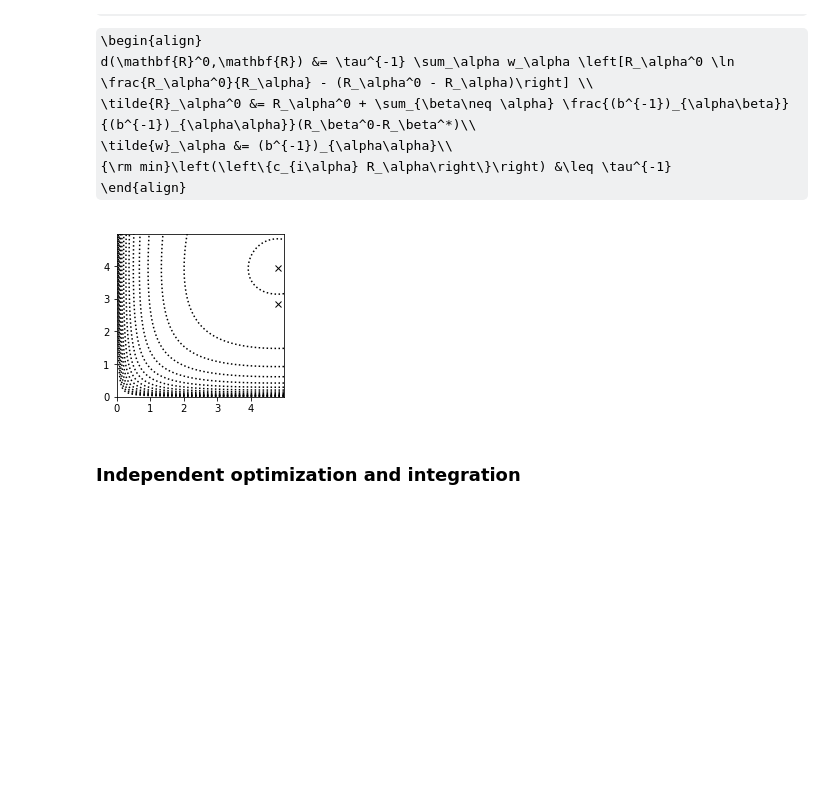
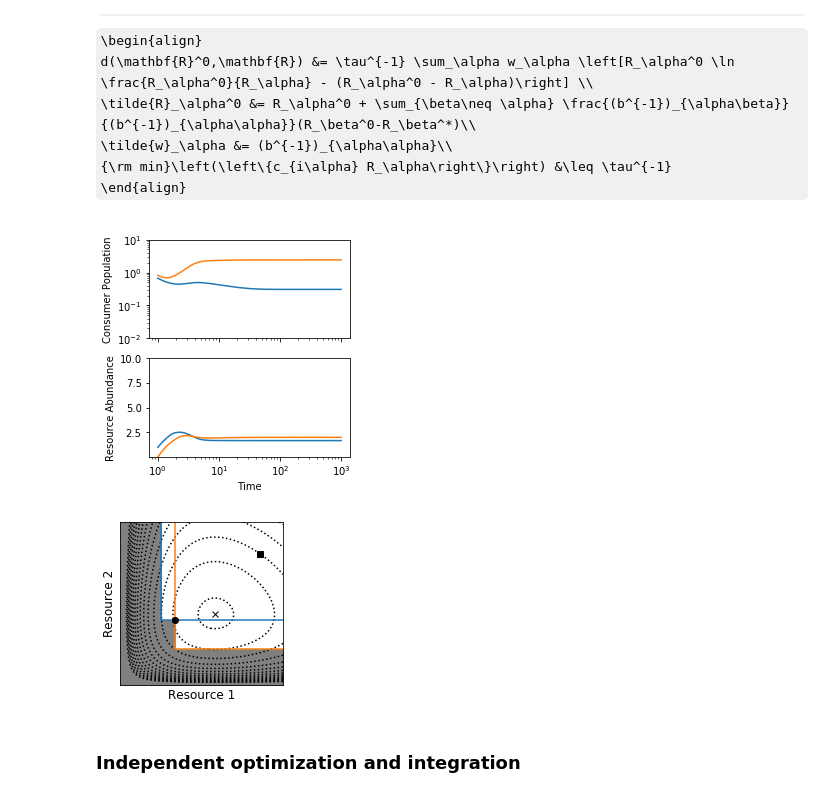
Before and after one commit to Emergent-Behaviors-in-Biology/mepp, a Jupyter notebook: Examples.ipynb, the cells around one changed output. Cells and saved outputs as stored; diff of their text form; code cells hidden in the pictures; some formulas as TeX source; blank space fills up the shorter version.

Commit message:
New plots

```diff
--- a/Examples.ipynb
+++ b/Examples.ipynb
@@ -587,46 +611,63 @@ def d(R1,R2,params):
     return (params['wt'][0]*R0[0]*np.log(R0[0]/R1) + params['wt'][1]*R0[1]*np.log(R0[1]/R2)
             -params['wt'][0]*(R0[0]-R1)-params['wt'][1]*(R0[1]-R2))/params['tau']
 
-params = {'c':np.asarray([[0.5,0.3],[0.4,0.6]]),
-          'b':np.asarray([[1,0.3],[0.3,1]]),
+params = {'c':np.asarray([[0.8,0.5],[0.6,0.9]]),
+          'b':np.asarray([[1,.7],[0.7,1]]),
           'tau':1,
-          'kappa':np.asarray([4.8,2.85])}
+          'kappa':np.asarray([4.3,4])}
 binv = np.linalg.inv(params['b'])
 #ODE
 S=2
 def g(R):
     return np.min(params['c']*R,axis=1)
 def b(R):
     return np.asarray([params['b'][:,np.argmin(params['c'][k,:]*R)] for k in range(S)])
 tmin = 1
 tmax= 1000
 N_init = np.random.rand(2)
 R_init = np.random.rand(2)
 def dydt(t,y):
     N = y[:S]
     R = y[S:]
     dNdt = N*(g(R)-1/params['tau'])
     dRdt = params['kappa']- R/params['tau'] - b(R).T.dot(g(R)*N)
     return np.hstack((dNdt,dRdt))
 out_ODE = solve_ivp(dydt,(tmin,tmax),np.hstack((N_init,R_init)),t_eval=np.logspace(np.log10(tmin),np.log10(tmax),1000))
 t = out_ODE.t
 N = out_ODE.y[:S,:].T
 R = out_ODE.y[S:,:].T
+fig,ax=plt.subplots(2,sharex=True,figsize=(4,4))
+fig.subplots_adjust(left=0.2)
+#Plot ODE results
+ax[0].loglog(t,N)
+ax[1].semilogx(t,R)
+#Make labels
+ax[1].set_xlabel('Time')
+ax[0].set_ylabel('Consumer Population')
+ax[1].set_ylabel('Resource Abundance')
+ax[0].set_ylim((1e-2,10))
+ax[1].set_ylim((1e-2,10))
+pdf = bpdf.PdfPages('Liebig_sim_small.pdf')
+pdf.savefig(fig)
+pdf.close()
+plt.show()
 
-params['R0t'] = params['kappa']*params['tau']+ binv.dot(params['kappa']*params['tau']-R[-1])/np.diag(binv)
 params['wt'] = np.diag(binv)
+params['R0t'] = params['kappa']*params['tau']+ (binv-np.diag(params['wt'])).dot(params['kappa']*params['tau']-R[-1])/params['wt']
 
 fig,ax=plt.subplots(figsize=(3,3))
-plot_d(d,params,ax=ax,f_values=np.linspace(0.1,20,15))
-#plot_ZNGI(params['c'],params['m'],ax=ax)
-ax.plot([params['kappa'][0]*params['tau']],[params['kappa'][1]*params['tau']],'kx')
+plot_d(d,params,ax=ax,f_values=np.linspace(0.1,10,15))
+plot_ZNGI(params['c'],np.ones(2)/params['tau'],ax=ax,kind='essential')
+ax.plot([params['kappa'][0]*params['tau']],[params['kappa'][1]*params['tau']],'ks')
 ax.plot([params['R0t'][0]],[params['R0t'][1]],'kx')
+ax.plot([R[-1][0]],[R[-1][1]],'ko')
 pdf = bpdf.PdfPages('Liebig_schem.pdf')
 pdf.savefig(fig)
 pdf.close()
 plt.show()
 # %% [output]
-[figure, old version]
+[figure, new version]
+[figure, added]
 # %% [markdown]
 ### Independent optimization and integration
 # %%
```
Also changed, not shown: parts of 8 cells of this notebook, 8 other files.
